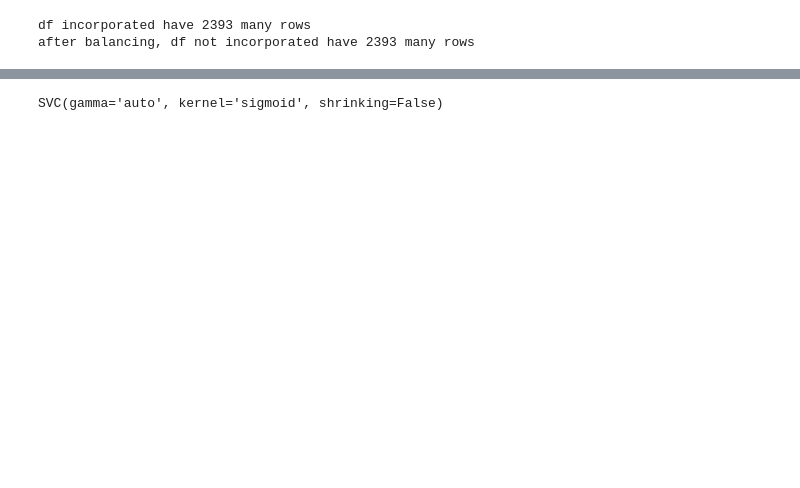
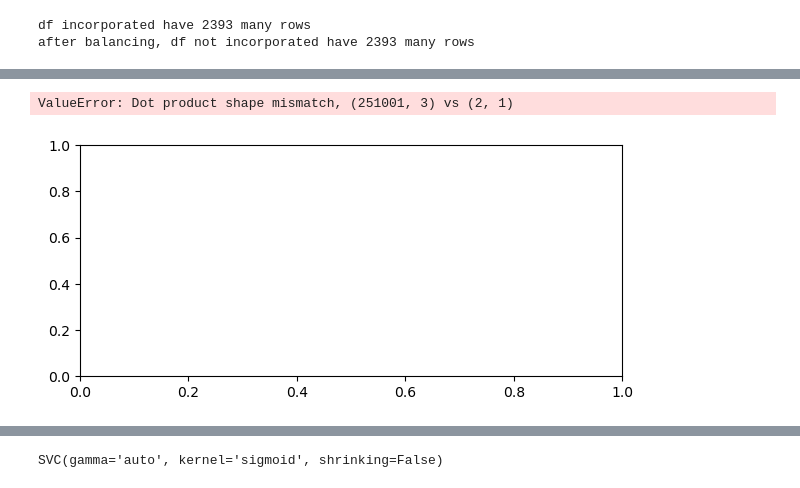
Before and after one commit to Xianzhiwang1/Leet-Code-Project, a Jupyter notebook: posts/final-blog-post/test.ipynb, the cells around one changed output, grey strips where cells are left out. Cells and saved outputs as stored; diff of their text form; code cells hidden in the pictures; blank space fills up the shorter version.

```diff
--- a/posts/final-blog-post/test.ipynb
+++ b/posts/final-blog-post/test.ipynb
@@ -111,0 +121,13 @@ title = plt.gca().set(title=f"Accuracy={(mypredict==y_train).mean()}",
+# %%
+# from final_project_code import Newton_Raphson
+from final_plot import plot_stuff
+PS = plot_stuff()
+# NR = Newton_Raphson()
+df_train, X_train, y_train = FP.prepare_data(train)
+cols = ['logWorkers', 'logPower', 'Cotton']
+X_train = X_train[cols].fillna(0)
+y_train = y_train.fillna(0)
+PS.plot_regions(NR, X_train,y_train)
+# %% [output]
+ValueError: Dot product shape mismatch, (251001, 3) vs (2, 1)
+[figure, added]
```
Also changed, not shown: parts of 22 cells of this notebook, 3 other files.
